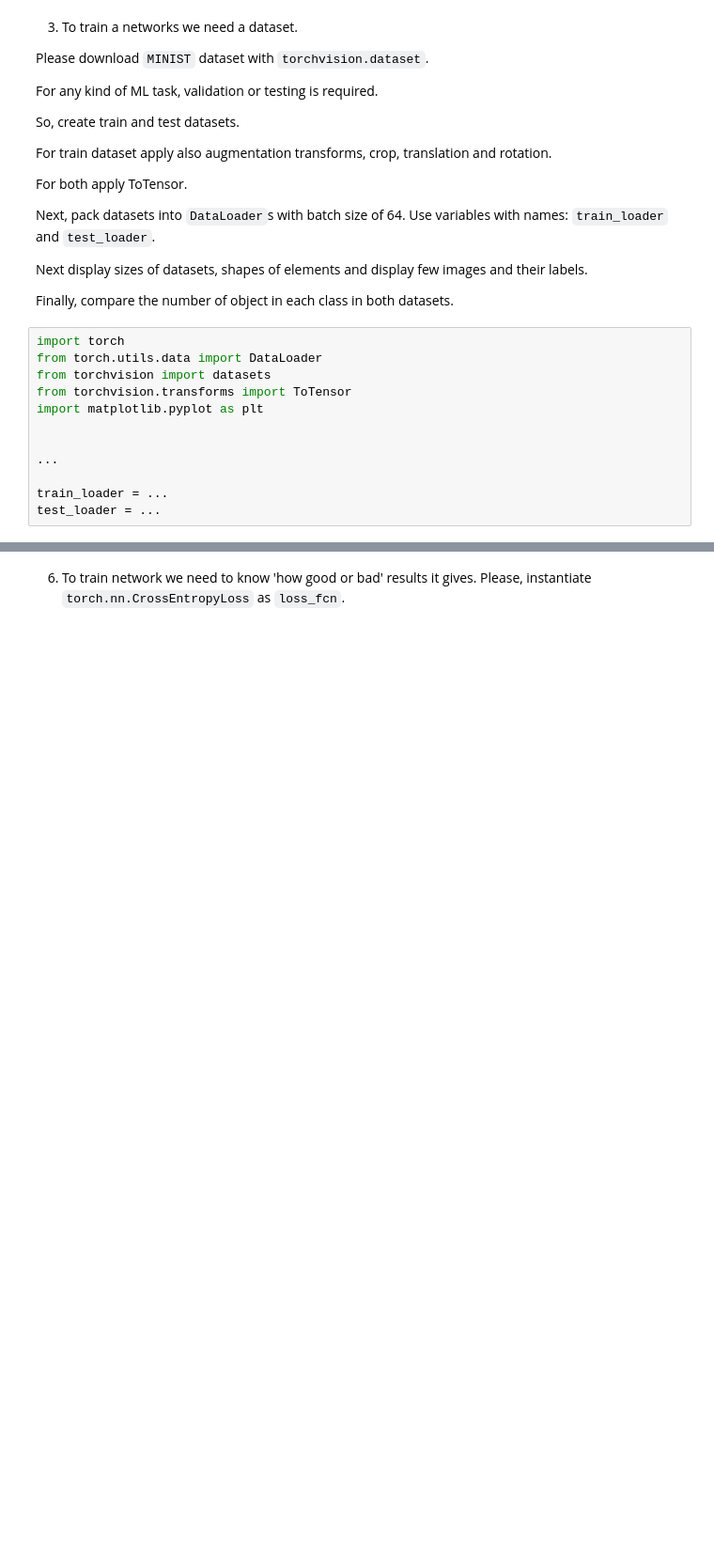
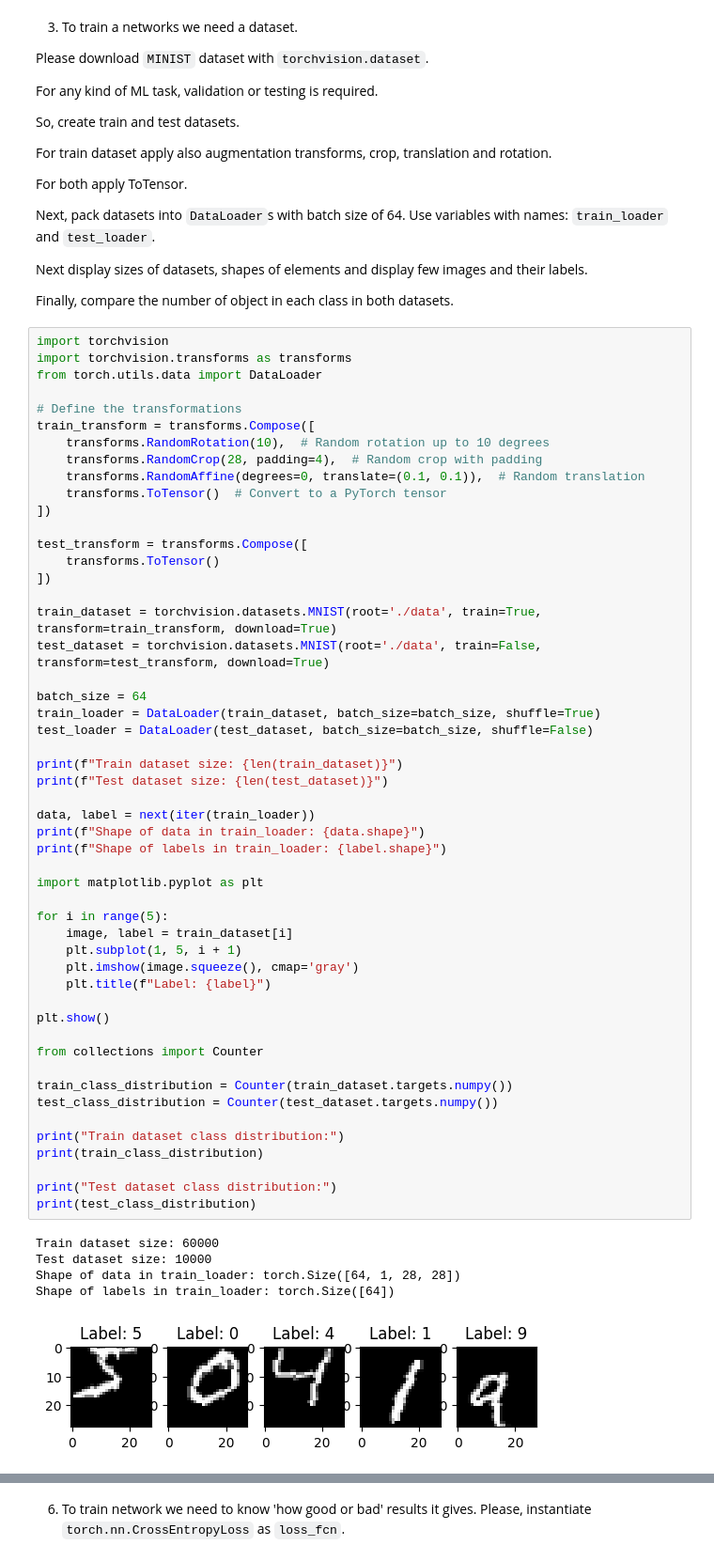
Before and after one commit to Mateleo/EmbeddedAI, a Jupyter notebook: Lab1/Lab1.ipynb, the cells around one changed output, grey strips where cells are left out. Shown: that part at 94% size. Saved outputs shown, nothing was run; the diff lists cells and outputs as text; blank space fills up the shorter version.

```diff
--- a/Lab1/Lab1.ipynb
+++ b/Lab1/Lab1.ipynb
@@ -50,15 +159,60 @@ Use variables with names: `train_loader` and `test_loader`.
 Next display sizes of datasets, shapes of elements and display few images and their labels.
 
 Finally, compare the number of object in each class in both datasets.
-# %%
-import torch
-from torch.utils.data import DataLoader
-from torchvision import datasets
-from torchvision.transforms import ToTensor
-import matplotlib.pyplot as plt
-
-
-...
-
-train_loader = ...
-test_loader = ...
+# %%
+import torchvision
+import torchvision.transforms as transforms
+from torch.utils.data import DataLoader
+
+# Define the transformations
+train_transform = transforms.Compose([
+    transforms.RandomRotation(10),  # Random rotation up to 10 degrees
+    transforms.RandomCrop(28, padding=4),  # Random crop with padding
+    transforms.RandomAffine(degrees=0, translate=(0.1, 0.1)),  # Random translation
+    transforms.ToTensor()  # Convert to a PyTorch tensor
+])
+
+test_transform = transforms.Compose([
+    transforms.ToTensor()
+])
+
+train_dataset = torchvision.datasets.MNIST(root='./data', train=True, transform=train_transform, download=True)
+test_dataset = torchvision.datasets.MNIST(root='./data', train=False, transform=test_transform, download=True)
+
+batch_size = 64
+train_loader = DataLoader(train_dataset, batch_size=batch_size, shuffle=True)
+test_loader = DataLoader(test_dataset, batch_size=batch_size, shuffle=False)
+
+print(f"Train dataset size: {len(train_dataset)}")
+print(f"Test dataset size: {len(test_dataset)}")
+
+data, label = next(iter(train_loader))
+print(f"Shape of data in train_loader: {data.shape}")
+print(f"Shape of labels in train_loader: {label.shape}")
+
+import matplotlib.pyplot as plt
+
+for i in range(5):
+    image, label = train_dataset[i]
+    plt.subplot(1, 5, i + 1)
+    plt.imshow(image.squeeze(), cmap='gray')
+    plt.title(f"Label: {label}")
+
+plt.show()
+
+from collections import Counter
+
+train_class_distribution = Counter(train_dataset.targets.numpy())
+test_class_distribution = Counter(test_dataset.targets.numpy())
+
+print("Train dataset class distribution:")
+print(train_class_distribution)
+
+print("Test dataset class distribution:")
+print(test_class_distribution)
+# %% [output]
+Train dataset size: 60000
+Test dataset size: 10000
+Shape of data in train_loader: torch.Size([64, 1, 28, 28])
+Shape of labels in train_loader: torch.Size([64])
+[figure, added]
```
Also changed, not shown: parts of 30 cells of this notebook, 2 other files.
